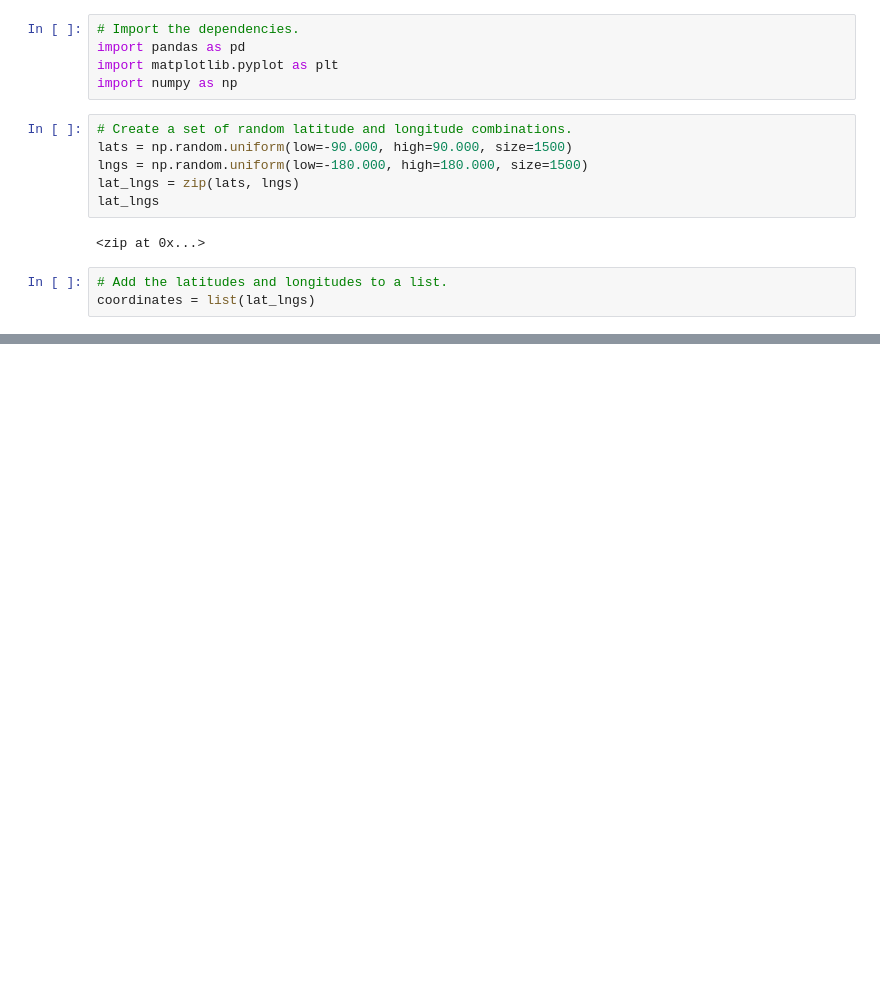
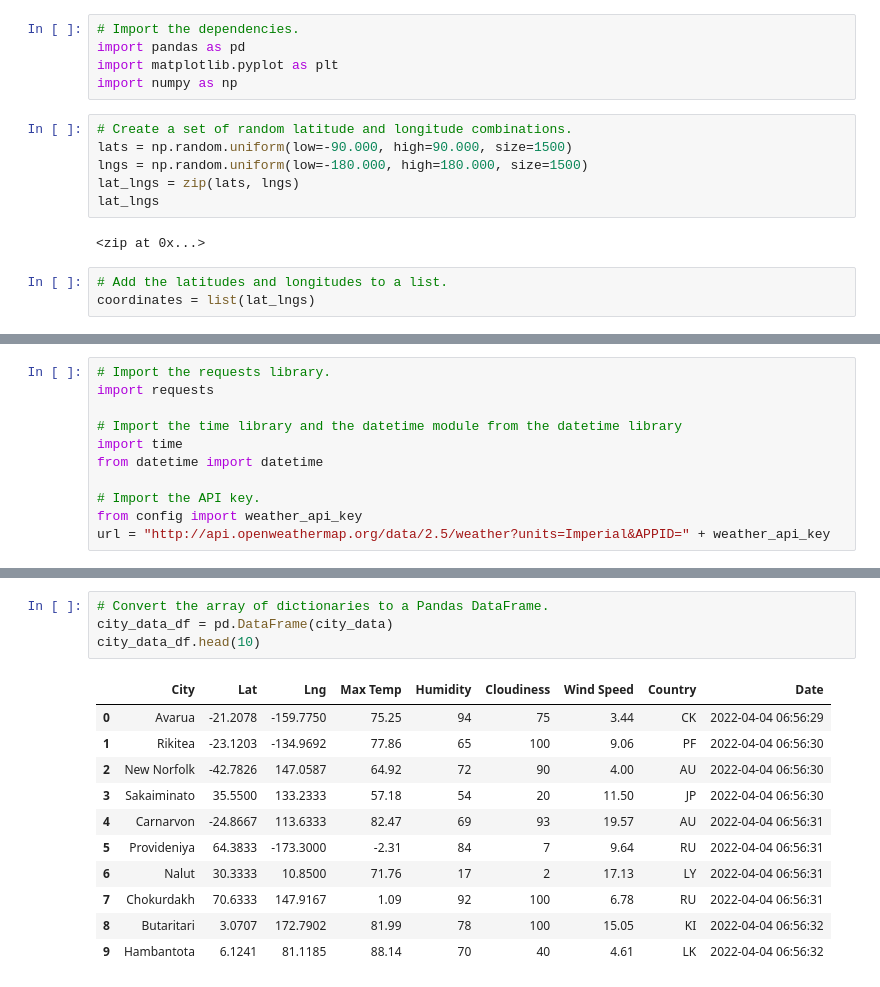
Before and after one commit to 1997YanyiJiao/World_Weather_Analysis, a Jupyter notebook: WeatherPy.ipynb, the cells around one changed output, grey strips where cells are left out. Cells and saved outputs as stored; diff of their text form; blank space fills up the shorter version.

```diff
--- a/WeatherPy.ipynb
+++ b/WeatherPy.ipynb
@@ -31,0 +32,11 @@ len(cities)
+# %%
+# Import the requests library.
+import requests
+
+# Import the time library and the datetime module from the datetime library
+import time
+from datetime import datetime
+
+# Import the API key.
+from config import weather_api_key
+url = "http://api.openweathermap.org/data/2.5/weather?units=Imperial&APPID=" + weather_api_key
@@ -31,0 +123,16 @@ len(cities)
+# %%
+# Convert the array of dictionaries to a Pandas DataFrame.
+city_data_df = pd.DataFrame(city_data)
+city_data_df.head(10)
+# %% [output]
+|  | City | Lat | Lng | Max Temp | Humidity | Cloudiness | Wind Speed | Country | Date |
+| 0 | Avarua | -21.2078 | -159.7750 | 75.25 | 94 | 75 | 3.44 | CK | 2022-04-04 06:56:29 |
+| 1 | Rikitea | -23.1203 | -134.9692 | 77.86 | 65 | 100 | 9.06 | PF | 2022-04-04 06:56:30 |
+| 2 | New Norfolk | -42.7826 | 147.0587 | 64.92 | 72 | 90 | 4.00 | AU | 2022-04-04 06:56:30 |
+| 3 | Sakaiminato | 35.5500 | 133.2333 | 57.18 | 54 | 20 | 11.50 | JP | 2022-04-04 06:56:30 |
+| 4 | Carnarvon | -24.8667 | 113.6333 | 82.47 | 69 | 93 | 19.57 | AU | 2022-04-04 06:56:31 |
+| 5 | Provideniya | 64.3833 | -173.3000 | -2.31 | 84 | 7 | 9.64 | RU | 2022-04-04 06:56:31 |
+| 6 | Nalut | 30.3333 | 10.8500 | 71.76 | 17 | 2 | 17.13 | LY | 2022-04-04 06:56:31 |
+| 7 | Chokurdakh | 70.6333 | 147.9167 | 1.09 | 92 | 100 | 6.78 | RU | 2022-04-04 06:56:31 |
+| 8 | Butaritari | 3.0707 | 172.7902 | 81.99 | 78 | 100 | 15.05 | KI | 2022-04-04 06:56:32 |
+| 9 | Hambantota | 6.1241 | 81.1185 | 88.14 | 70 | 40 | 4.61 | LK | 2022-04-04 06:56:32 |
```
Also changed, not shown: parts of 4 cells of this notebook, 3 other files.
